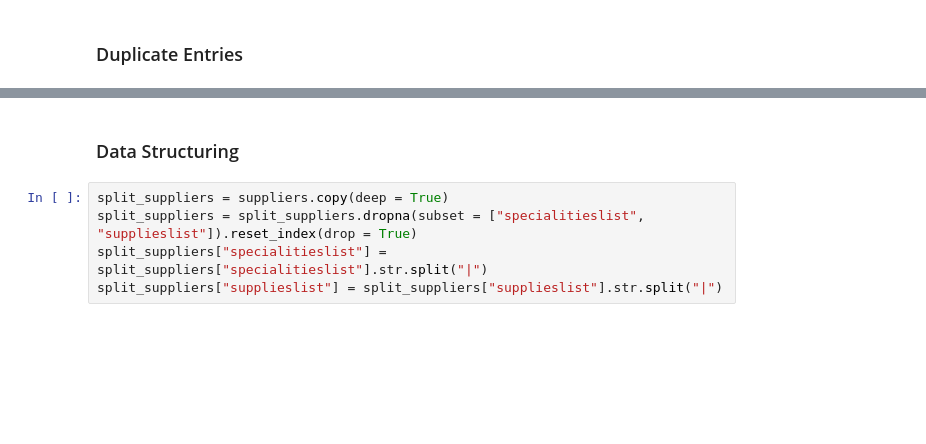
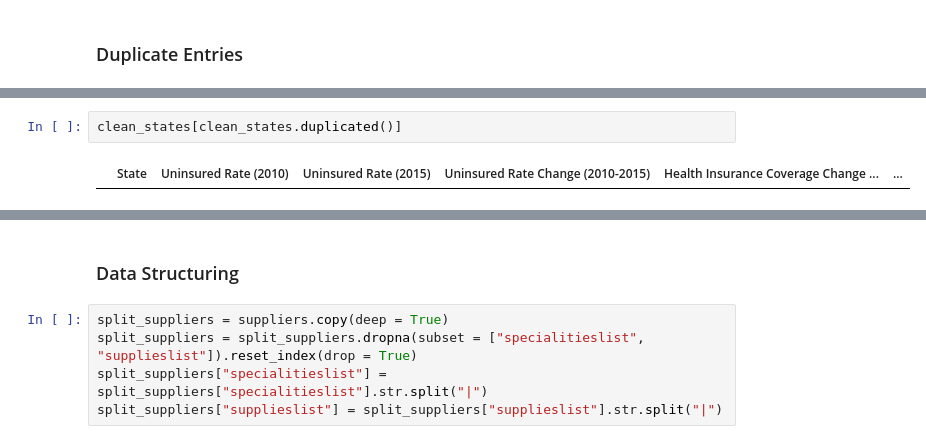
Before and after one commit to ethanduk03/dme_map, a Jupyter notebook: midterm.ipynb, the cells around one changed output, grey strips where cells are left out. Drawn from its saved outputs; the diff is of its cells as text; blank space fills up the shorter version.

```diff
--- a/midterm.ipynb
+++ b/midterm.ipynb
@@ -111,0 +140,4 @@ clean_states = suppliers.copy(deep = True)
+# %%
+clean_states[clean_states.duplicated()]
+# %% [output]
+|  | State | Uninsured Rate (2010) | Uninsured Rate (2015) | Uninsured Rate Change (2010-2015) | Health Insurance Coverage Change ... | ... |
```
Also changed, not shown: parts of 5 cells of this notebook, 8 other files.
